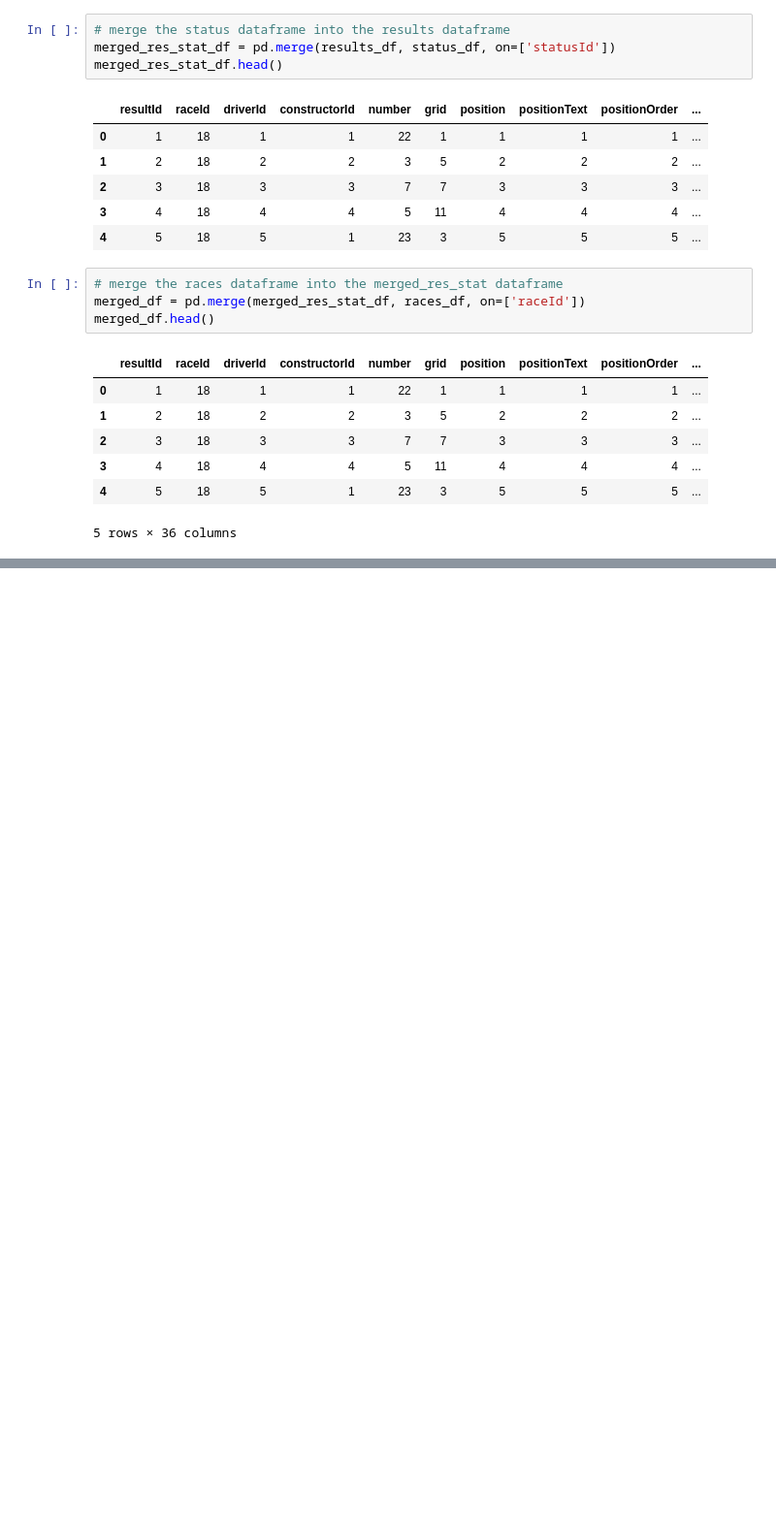
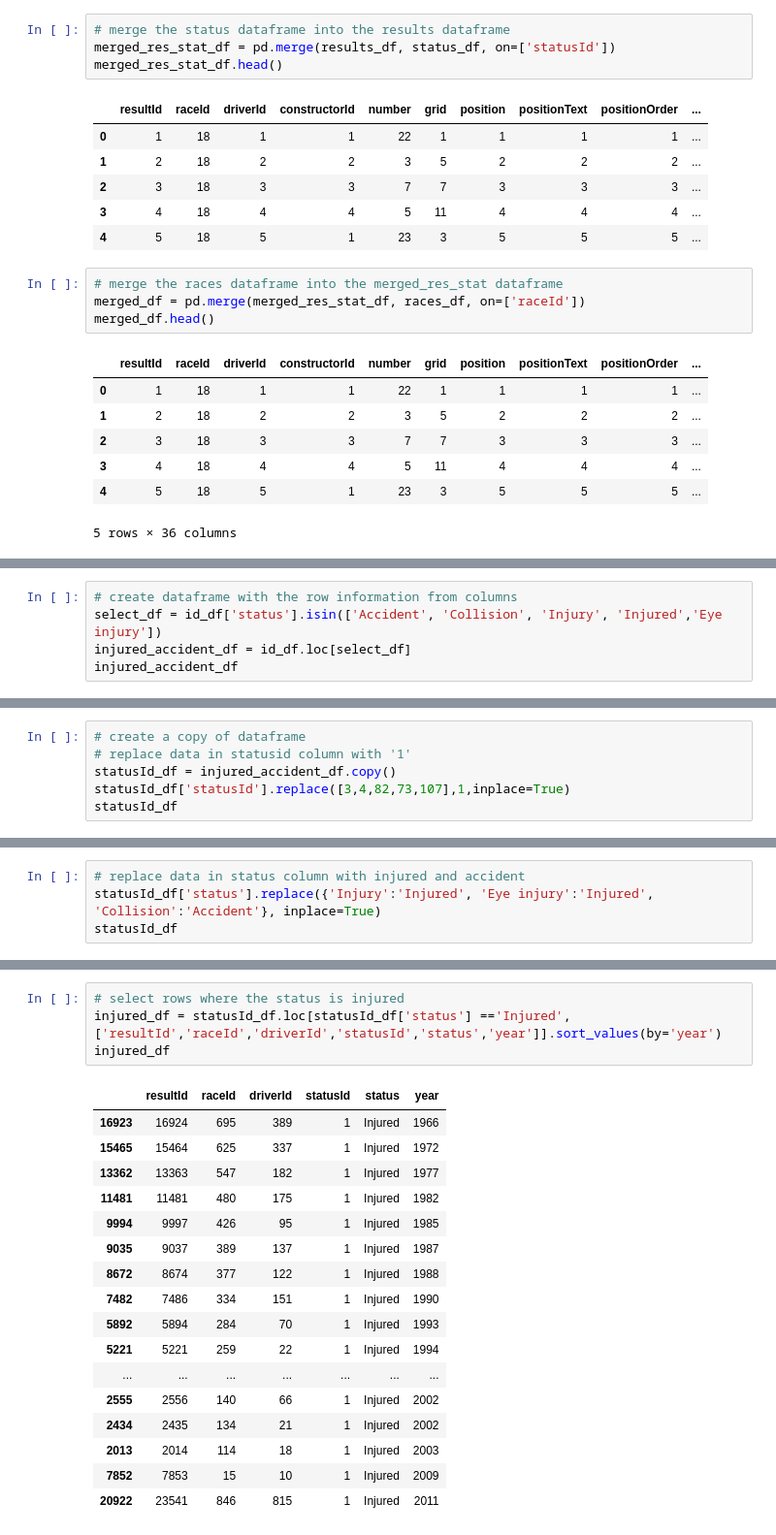
Before and after one commit to oli124/F1_safety, a Jupyter notebook: accident_v_injury.ipynb, the cells around one changed output, grey strips where cells are left out. Shown: that part at 97% size. Saved outputs shown, nothing was run; the diff lists cells and outputs as text; blank space fills up the shorter version.

```diff
--- a/accident_v_injury.ipynb
+++ b/accident_v_injury.ipynb
@@ -267,0 +81,5 @@ plt.title('Accidents vs injuries in Formula One (F1)');
+# %%
+# create dataframe with the row information from columns
+select_df = id_df['status'].isin(['Accident', 'Collision', 'Injury', 'Injured','Eye injury'])
+injured_accident_df = id_df.loc[select_df]
+injured_accident_df
@@ -267,0 +103,6 @@ plt.title('Accidents vs injuries in Formula One (F1)');
+# %%
+# create a copy of dataframe
+# replace data in statusid column with '1'
+statusId_df = injured_accident_df.copy()
+statusId_df['statusId'].replace([3,4,82,73,107],1,inplace=True)
+statusId_df
@@ -267,0 +123,4 @@ plt.title('Accidents vs injuries in Formula One (F1)');
+# %%
+# replace data in status column with injured and accident
+statusId_df['status'].replace({'Injury':'Injured', 'Eye injury':'Injured', 'Collision':'Accident'}, inplace=True)
+statusId_df
@@ -267,0 +159,22 @@ plt.title('Accidents vs injuries in Formula One (F1)');
+# %%
+# select rows where the status is injured
+injured_df = statusId_df.loc[statusId_df['status'] =='Injured',['resultId','raceId','driverId','statusId','status','year']].sort_values(by='year')
+injured_df
+# %% [output]
+|  | resultId | raceId | driverId | statusId | status | year |
+| 16923 | 16924 | 695 | 389 | 1 | Injured | 1966 |
+| 15465 | 15464 | 625 | 337 | 1 | Injured | 1972 |
+| 13362 | 13363 | 547 | 182 | 1 | Injured | 1977 |
+| 11481 | 11481 | 480 | 175 | 1 | Injured | 1982 |
+| 9994 | 9997 | 426 | 95 | 1 | Injured | 1985 |
+| 9035 | 9037 | 389 | 137 | 1 | Injured | 1987 |
+| 8672 | 8674 | 377 | 122 | 1 | Injured | 1988 |
+| 7482 | 7486 | 334 | 151 | 1 | Injured | 1990 |
+| 5892 | 5894 | 284 | 70 | 1 | Injured | 1993 |
+| 5221 | 5221 | 259 | 22 | 1 | Injured | 1994 |
+| ... | ... | ... | ... | ... | ... | ... |
+| 2555 | 2556 | 140 | 66 | 1 | Injured | 2002 |
+| 2434 | 2435 | 134 | 21 | 1 | Injured | 2002 |
+| 2013 | 2014 | 114 | 18 | 1 | Injured | 2003 |
+| 7852 | 7853 | 15 | 10 | 1 | Injured | 2009 |
+| 20922 | 23541 | 846 | 815 | 1 | Injured | 2011 |
```
Also changed, not shown: parts of 37 cells of this notebook, 6 other files.
